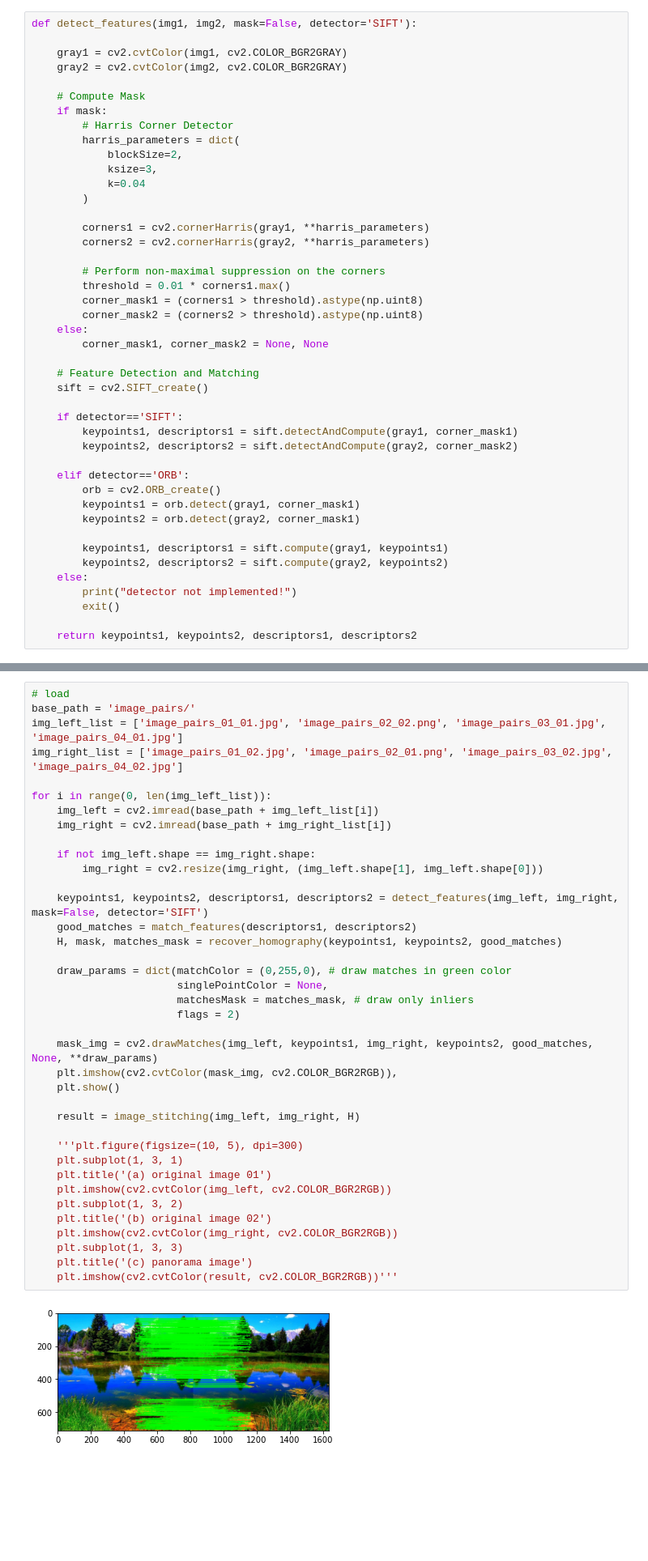
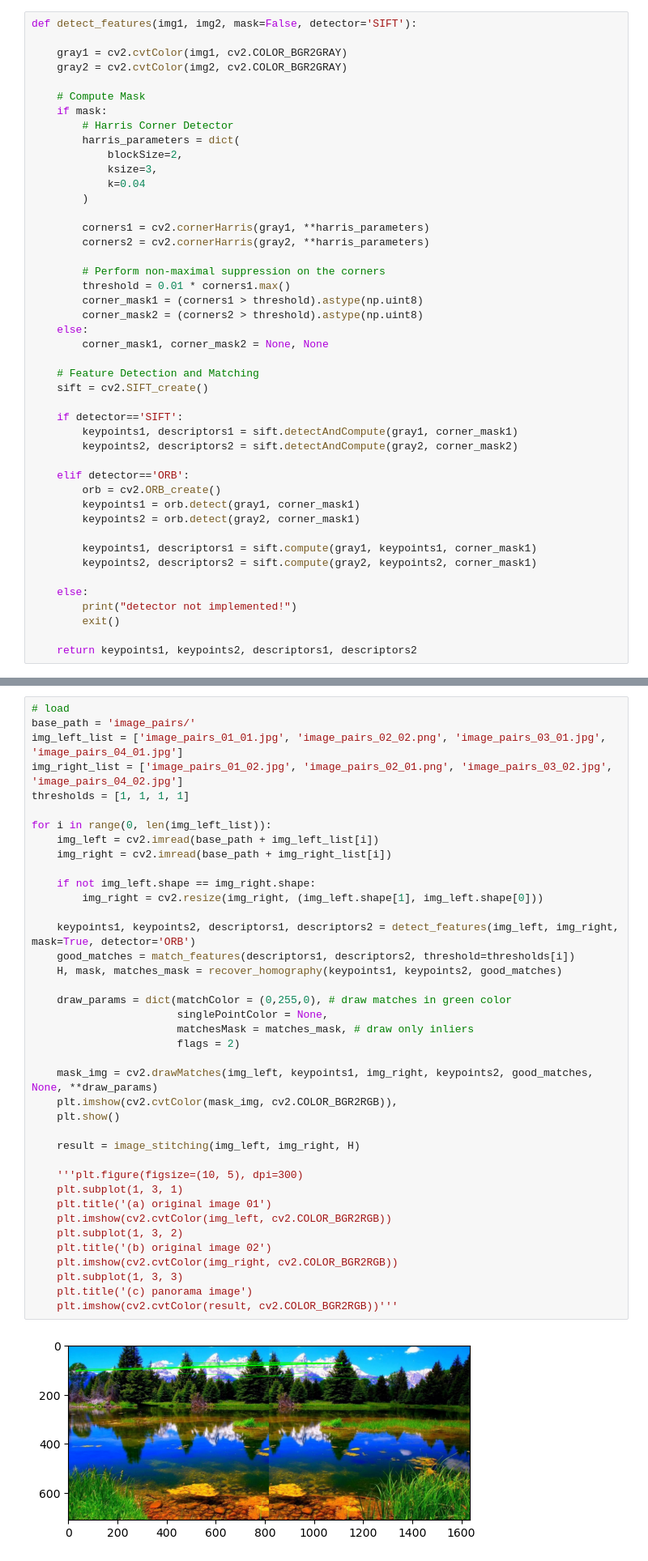
Before and after one commit to Thumbby/AI6121_CV, a Jupyter notebook: assignment_2/assign_2.ipynb, the cells around one changed output, grey strips where cells are left out. Shown at 81% size. Saved outputs shown, nothing was run; the diff lists cells and outputs as text; blank space fills up the shorter version.

```diff
--- a/assignment_2/assign_2.ipynb
+++ b/assignment_2/assign_2.ipynb
@@ -39,8 +39,9 @@ def detect_features(img1, img2, mask=False, detector='SIFT'):
         keypoints1 = orb.detect(gray1, corner_mask1)
         keypoints2 = orb.detect(gray2, corner_mask1)
 
-        keypoints1, descriptors1 = sift.compute(gray1, keypoints1)
-        keypoints2, descriptors2 = sift.compute(gray2, keypoints2)
+        keypoints1, descriptors1 = sift.compute(gray1, keypoints1, corner_mask1)
+        keypoints2, descriptors2 = sift.compute(gray2, keypoints2, corner_mask1)
+
     else:
         print("detector not implemented!")
         exit()
@@ -90,38 +91,39 @@ def image_stitching(img_left, img_right, H):
 base_path = 'image_pairs/'
 img_left_list = ['image_pairs_01_01.jpg', 'image_pairs_02_02.png', 'image_pairs_03_01.jpg', 'image_pairs_04_01.jpg']
 img_right_list = ['image_pairs_01_02.jpg', 'image_pairs_02_01.png', 'image_pairs_03_02.jpg', 'image_pairs_04_02.jpg']
+thresholds = [1, 1, 1, 1]
 
 for i in range(0, len(img_left_list)):
     img_left = cv2.imread(base_path + img_left_list[i])
     img_right = cv2.imread(base_path + img_right_list[i])
 
     if not img_left.shape == img_right.shape:
         img_right = cv2.resize(img_right, (img_left.shape[1], img_left.shape[0]))
 
-    keypoints1, keypoints2, descriptors1, descriptors2 = detect_features(img_left, img_right, mask=False, detector='SIFT')
-    good_matches = match_features(descriptors1, descriptors2)
+    keypoints1, keypoints2, descriptors1, descriptors2 = detect_features(img_left, img_right, mask=True, detector='ORB')
+    good_matches = match_features(descriptors1, descriptors2, threshold=thresholds[i])
     H, mask, matches_mask = recover_homography(keypoints1, keypoints2, good_matches)
 
     draw_params = dict(matchColor = (0,255,0), # draw matches in green color
                        singlePointColor = None,
                        matchesMask = matches_mask, # draw only inliers
                        flags = 2)
 
     mask_img = cv2.drawMatches(img_left, keypoints1, img_right, keypoints2, good_matches, None, **draw_params)
     plt.imshow(cv2.cvtColor(mask_img, cv2.COLOR_BGR2RGB)),
     plt.show()
 
     result = image_stitching(img_left, img_right, H)
 
     '''plt.figure(figsize=(10, 5), dpi=300)
     plt.subplot(1, 3, 1)
     plt.title('(a) original image 01')
     plt.imshow(cv2.cvtColor(img_left, cv2.COLOR_BGR2RGB))
     plt.subplot(1, 3, 2)
     plt.title('(b) original image 02')
     plt.imshow(cv2.cvtColor(img_right, cv2.COLOR_BGR2RGB))
     plt.subplot(1, 3, 3)
     plt.title('(c) panorama image')
     plt.imshow(cv2.cvtColor(result, cv2.COLOR_BGR2RGB))'''
 # %% [output]
-[figure, old version]
+[figure, new version]
```
Also changed, not shown: parts of 3 cells of this notebook.
